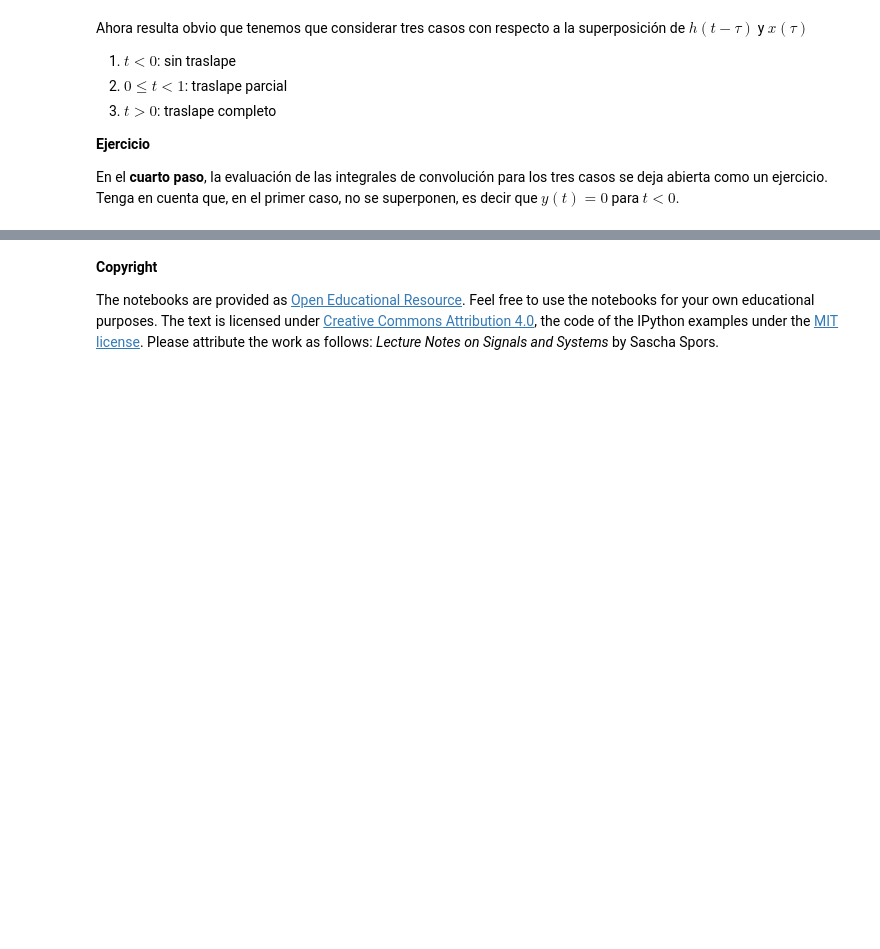
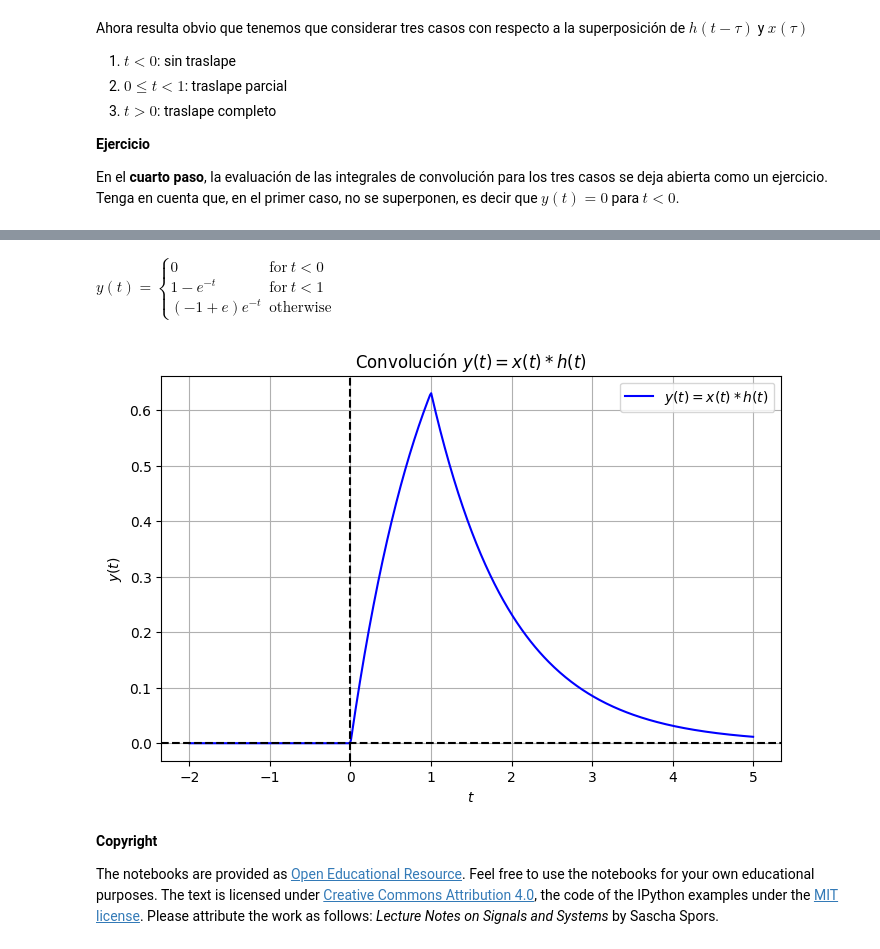
Before and after one commit to descruceria777/Se-alesySistemas, a Jupyter notebook: 2_SLIT/2_descrConvolucion.ipynb, the cells around one changed output, grey strips where cells are left out. Saved outputs shown, nothing was run; the diff lists cells and outputs as text; code cells hidden in the pictures; blank space fills up the shorter version.

```diff
--- a/2_SLIT/2_descrConvolucion.ipynb
+++ b/2_SLIT/2_descrConvolucion.ipynb
@@ -149,3 +183,45 @@ En el **cuarto paso**, la evaluación de las integrales de convolución para los
+# %%
+# ✅ Código listo para Colab
+import sympy as sp
+import matplotlib.pyplot as plt
+import numpy as np
+
+# Variables simbólicas
+t = sp.symbols('t', real=True)
+
+# Definición simbólica del resultado por tramos
+y1 = 0
+y2 = 1 - sp.exp(-t)
+y3 = (sp.E - 1) * sp.exp(-t)
+
+# Función por tramos
+y = sp.Piecewise(
+    (y1, t < 0),
+    (y2, (t >= 0) & (t < 1)),
+    (y3, t >= 1)
+)
+
+# Mostrar la expresión simbólica
+display(sp.Eq(sp.Function('y')(t), y))
+
+# ✅ Gráfica con Matplotlib
+f_numeric = sp.lambdify(t, y, modules=['numpy'])
+T = np.linspace(-2, 5, 500)
+Y = f_numeric(T)
+
+plt.figure(figsize=(8,5))
+plt.plot(T, Y, label=r'$y(t) = x(t) * h(t)$', color='b')
+plt.axhline(0, color='k', linestyle='--')
+plt.axvline(0, color='k', linestyle='--')
+plt.xlabel(r'$t$')
+plt.ylabel(r'$y(t)$')
+plt.title('Convolución $y(t) = x(t) * h(t)$')
+plt.grid(True)
+plt.legend()
+plt.show()
+# %% [output]
+$\displaystyle y{\left(t \right)} = \begin{cases} 0 & \text{for}\: t < 0 \\1 - e^{- t} & \text{for}\: t < 1 \\\left(-1 + e\right) e^{- t} & \text{otherwise} \end{cases}$
+[figure, added]
 # %% [markdown]
 **Copyright**
 
```
Also changed, not shown: parts of 2 cells of this notebook.
